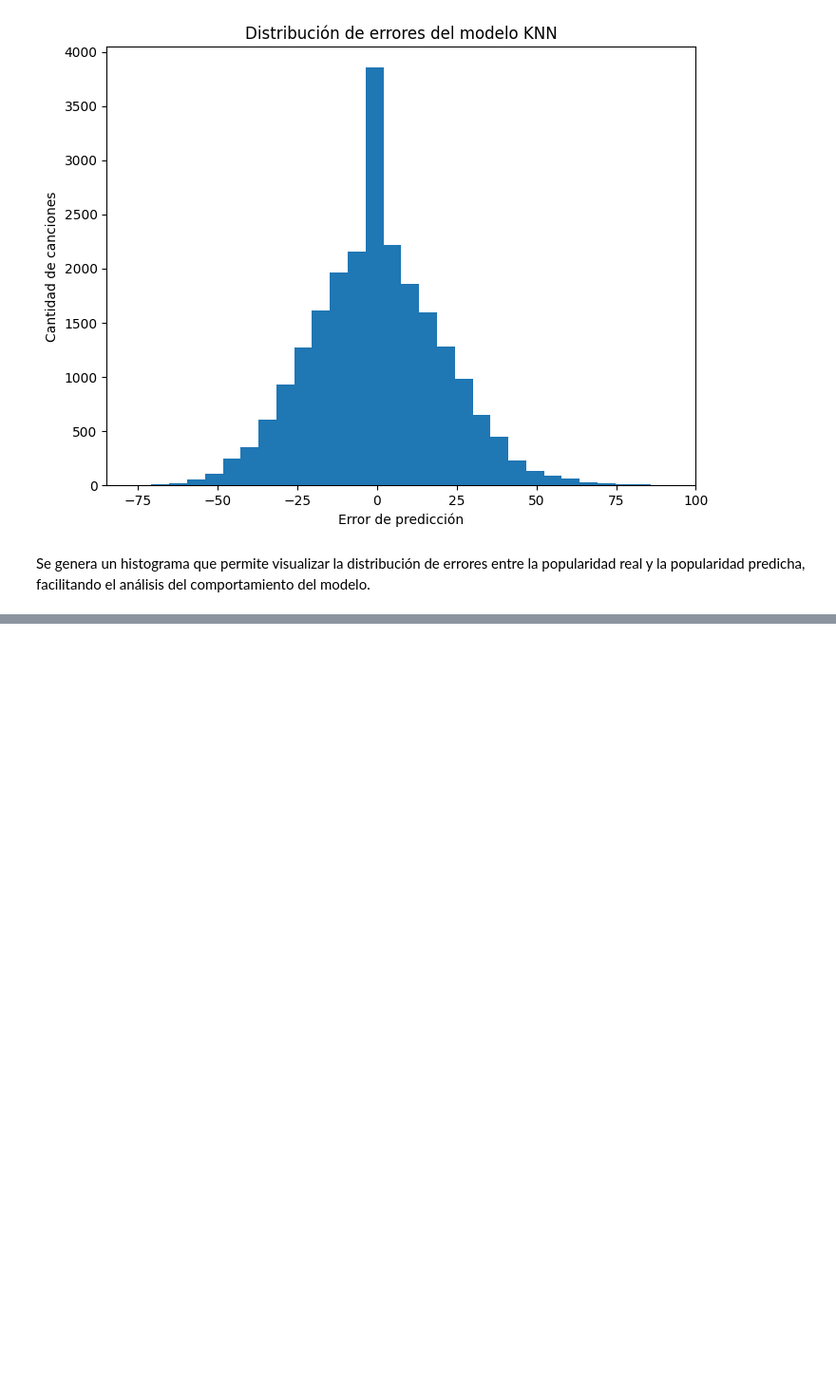
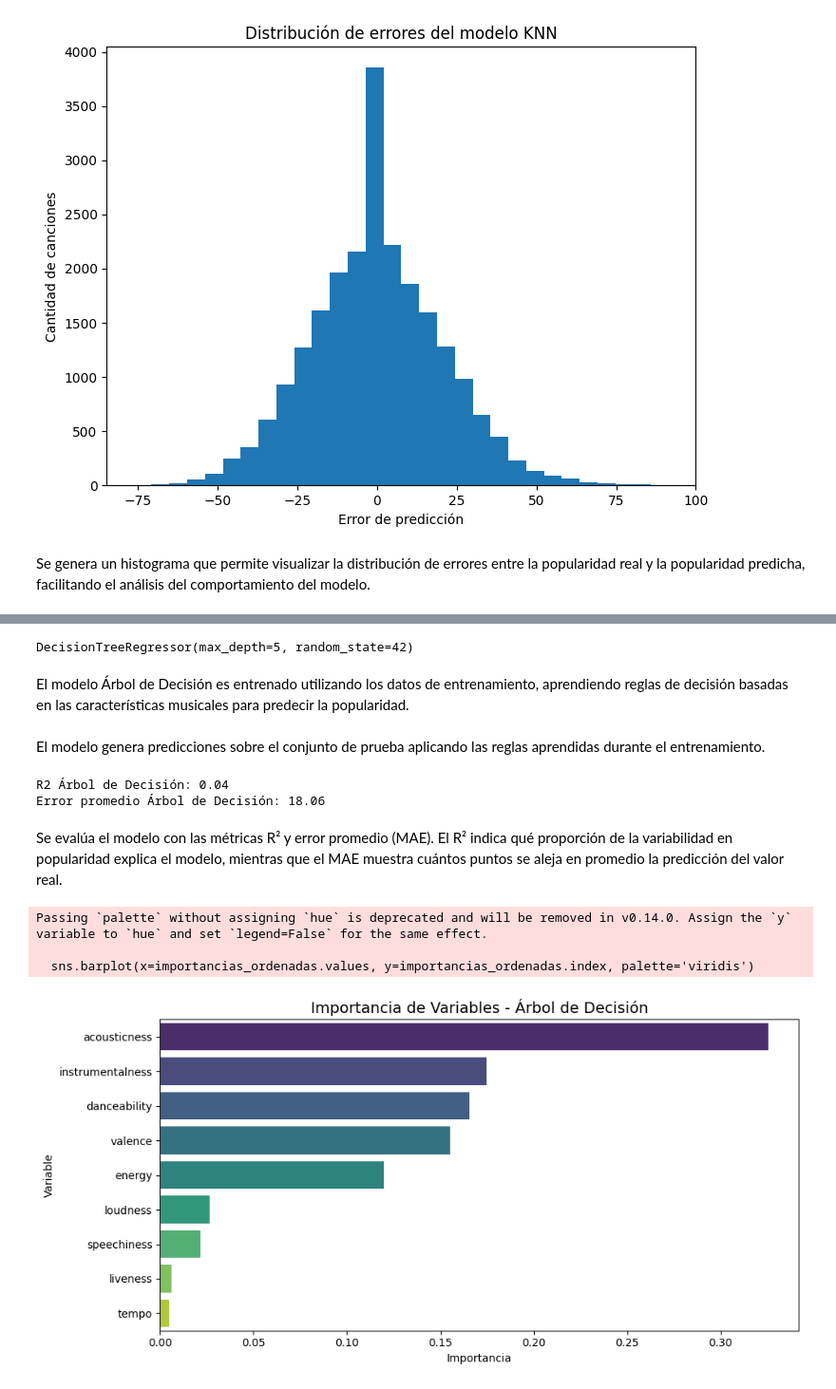
Before and after one commit to CamFuenzalidaC/GuerrerosZ, a Jupyter notebook: Segunda _evaluacion.ipynb, the cells around one changed output, grey strips where cells are left out. Shown at 95% size. Saved outputs shown, nothing was run; the diff lists cells and outputs as text; code cells hidden in the pictures; blank space fills up the shorter version.

```diff
--- a/Segunda _evaluacion.ipynb
+++ b/Segunda _evaluacion.ipynb
@@ -754,0 +757,3 @@ En conclusión, el uso de Machine Learning permitió identificar patrones releva
+# %%
+# Crearemos el modelo con profundidad máxima para evitar sobreajuste
+modelo_dt = DecisionTreeRegressor(max_depth=5, random_state=42)
@@ -754,0 +764,7 @@ En conclusión, el uso de Machine Learning permitió identificar patrones releva
+# %%
+# Entrenamos el modelo con los datos de entrenamiento
+modelo_dt.fit(X_train, y_train)
+# %% [output]
+DecisionTreeRegressor(max_depth=5, random_state=42)
+# %% [markdown]
+El modelo Árbol de Decisión es entrenado utilizando los datos de entrenamiento, aprendiendo reglas de decisión basadas en las características musicales para predecir la popularidad.
@@ -754,0 +774,31 @@ En conclusión, el uso de Machine Learning permitió identificar patrones releva
+# %% [markdown]
+El modelo genera predicciones sobre el conjunto de prueba aplicando las reglas aprendidas durante el entrenamiento.
+# %%
+# Evaluamos el rendimiento del modelo
+r2_dt = r2_score(y_test, predicciones_dt)
+mae_dt = mean_absolute_error(y_test, predicciones_dt)
+
+print(f"R2 Árbol de Decisión: {r2_dt:.2f}")
+print(f"Error promedio Árbol de Decisión: {mae_dt:.2f}")
+# %% [output]
+R2 Árbol de Decisión: 0.04
+Error promedio Árbol de Decisión: 18.06
+# %% [markdown]
+Se evalúa el modelo con las métricas R² y error promedio (MAE). El R² indica qué proporción de la variabilidad en popularidad explica el modelo, mientras que el MAE muestra cuántos puntos se aleja en promedio la predicción del valor real.
+# %%
+# Visualizamos la importancia de cada variable para el modelo
+importancias = pd.Series(modelo_dt.feature_importances_, index=X.columns)
+importancias_ordenadas = importancias.sort_values(ascending=False)
+
+plt.figure(figsize=(10, 5))
+sns.barplot(x=importancias_ordenadas.values, y=importancias_ordenadas.index, palette='viridis')
+plt.title('Importancia de Variables - Árbol de Decisión', fontsize=14)
+plt.xlabel('Importancia')
+plt.ylabel('Variable')
+plt.tight_layout()
+plt.show()
+# %% [output]
+Passing `palette` without assigning `hue` is deprecated and will be removed in v0.14.0. Assign the `y` variable to `hue` and set `legend=False` for the same effect.
+
+  sns.barplot(x=importancias_ordenadas.values, y=importancias_ordenadas.index, palette='viridis')
+[figure, added]
```
Also changed, not shown: parts of 12 cells of this notebook.
